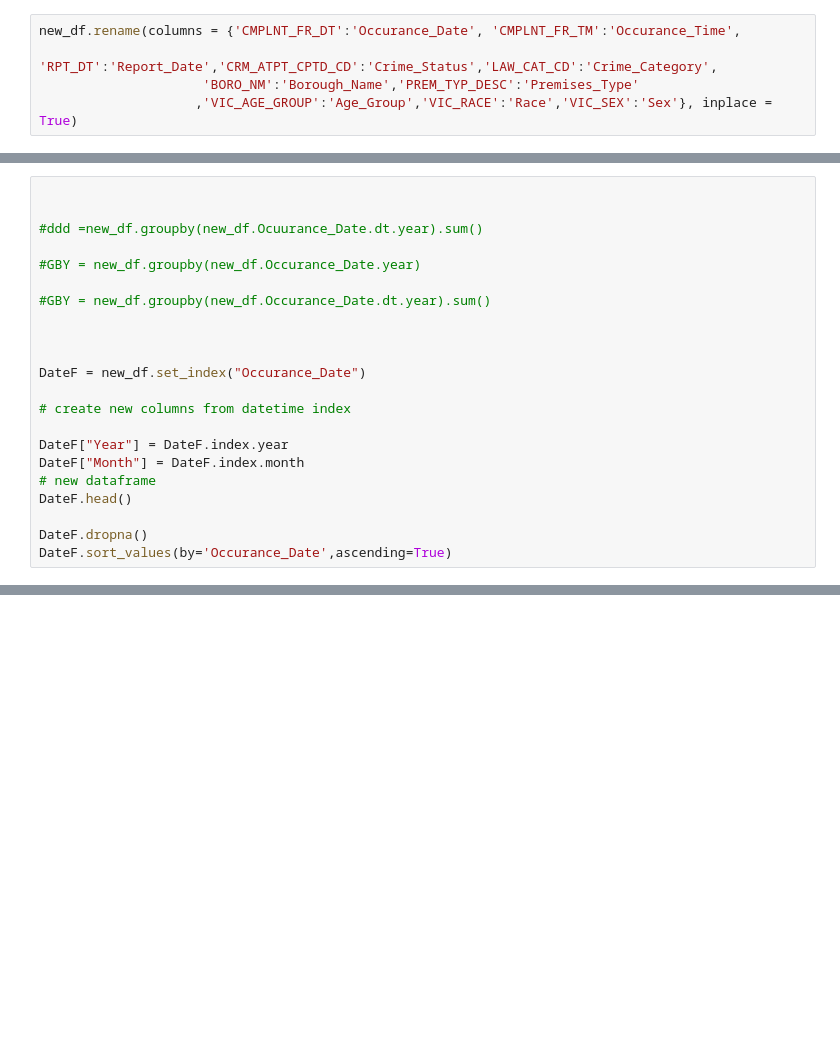
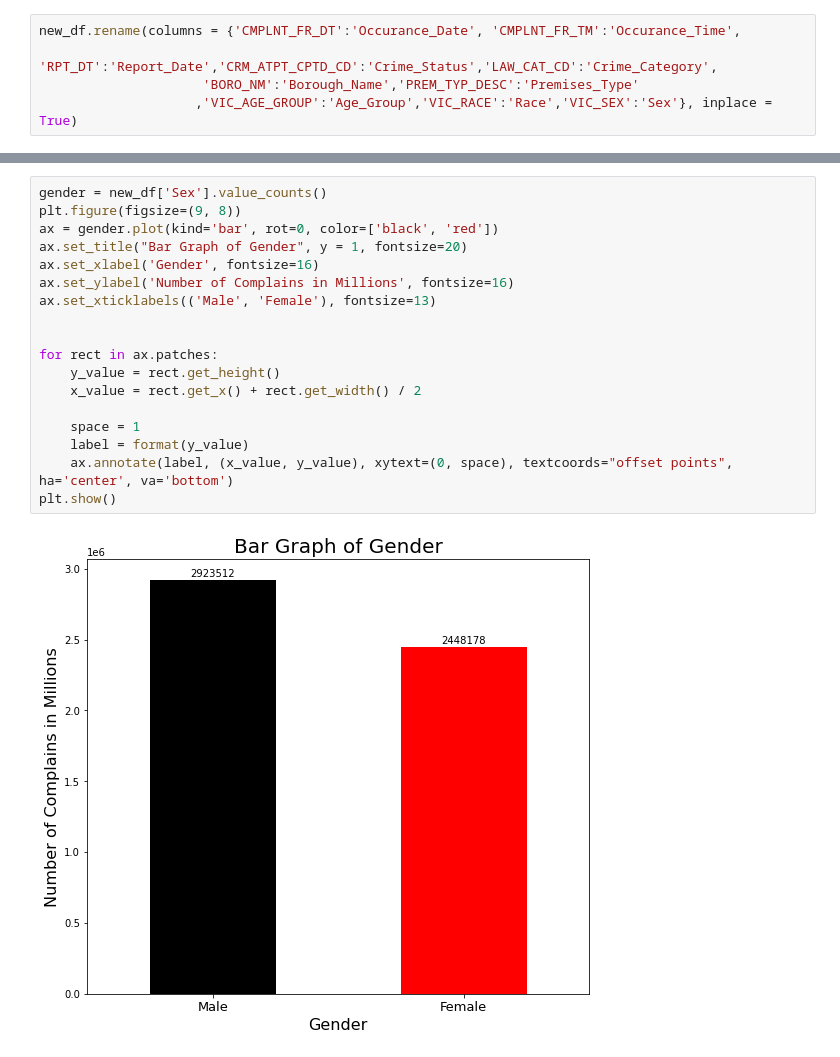
Before and after one commit to moutasam/NYC-Complaints-Python-Project, a Jupyter notebook: NYC Crimes Analysis.ipynb, the cells around one changed output, grey strips where cells are left out. Drawn from its saved outputs; the diff is of its cells as text; blank space fills up the shorter version.

Commit message:
version 2.1
added visual
section

```diff
--- a/NYC Crimes Analysis.ipynb
+++ b/NYC Crimes Analysis.ipynb
@@ -413,22 +428,0 @@ import matplotlib.pyplot as plt
-# %%
-
-
-#ddd =new_df.groupby(new_df.Ocuurance_Date.dt.year).sum()
-
-#GBY = new_df.groupby(new_df.Occurance_Date.year)
-
-#GBY = new_df.groupby(new_df.Occurance_Date.dt.year).sum()
-
-
-
-DateF = new_df.set_index("Occurance_Date")
-
-# create new columns from datetime index
-
-DateF["Year"] = DateF.index.year
-DateF["Month"] = DateF.index.month
-# new dataframe
-DateF.head()
-
-DateF.dropna()
-DateF.sort_values(by='Occurance_Date',ascending=True)
@@ -507,0 +445,20 @@ GBY.head()
+# %%
+gender = new_df['Sex'].value_counts()
+plt.figure(figsize=(9, 8))
+ax = gender.plot(kind='bar', rot=0, color=['black', 'red'])
+ax.set_title("Bar Graph of Gender", y = 1, fontsize=20)
+ax.set_xlabel('Gender', fontsize=16)
+ax.set_ylabel('Number of Complains in Millions', fontsize=16)
+ax.set_xticklabels(('Male', 'Female'), fontsize=13)
+
+
+for rect in ax.patches:
+    y_value = rect.get_height()
+    x_value = rect.get_x() + rect.get_width() / 2
+
+    space = 1
+    label = format(y_value)
+    ax.annotate(label, (x_value, y_value), xytext=(0, space), textcoords="offset points", ha='center', va='bottom')
+plt.show()
+# %% [output]
+[figure, added]
```
Also changed, not shown: parts of 27 cells of this notebook.
